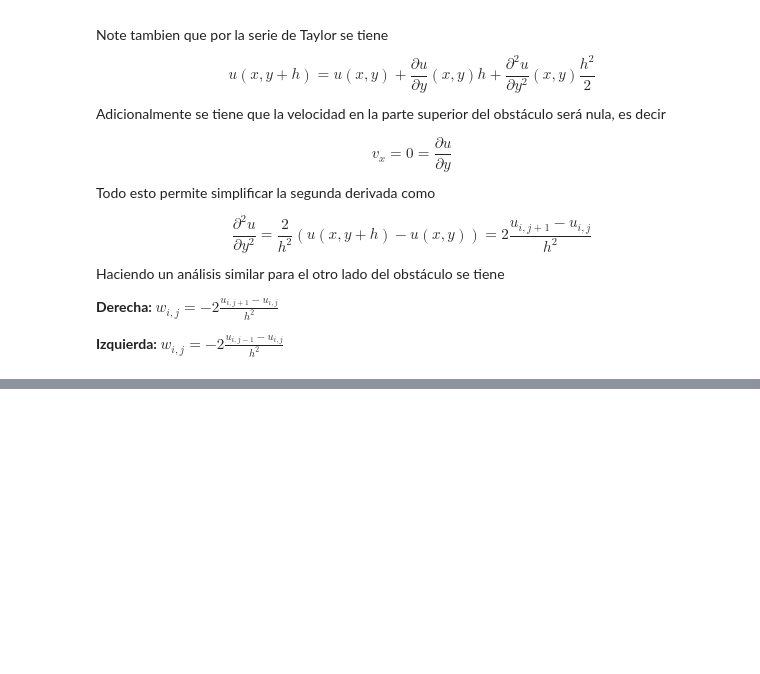
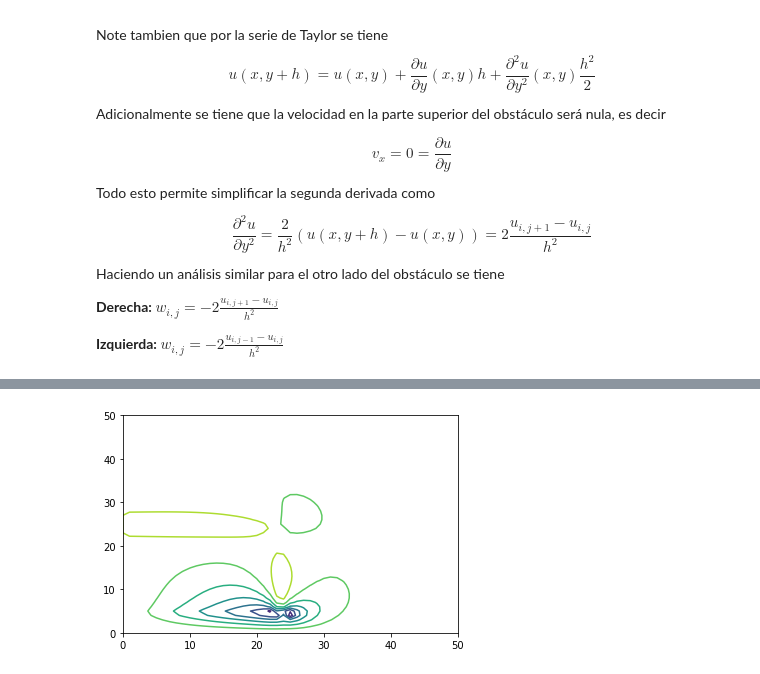
Before and after one commit to juanpablosalas/DanielDoradoJuanPabloSalas, a Jupyter notebook: Semana8/Semana8_DanielDoradoJuanPabloSalas.ipynb, the cells around one changed output, grey strips where cells are left out. Cells and saved outputs as stored; diff of their text form; code cells hidden in the pictures; blank space fills up the shorter version.

```diff
--- a/Semana8/Semana8_DanielDoradoJuanPabloSalas.ipynb
+++ b/Semana8/Semana8_DanielDoradoJuanPabloSalas.ipynb
@@ -238,0 +225,6 @@ plt.show()
+# %%
+fig = plt.figure()
+plt.contour(w)
+plt.show()
+# %% [output]
+[figure, added]
```
Also changed, not shown: parts of 6 cells of this notebook.
